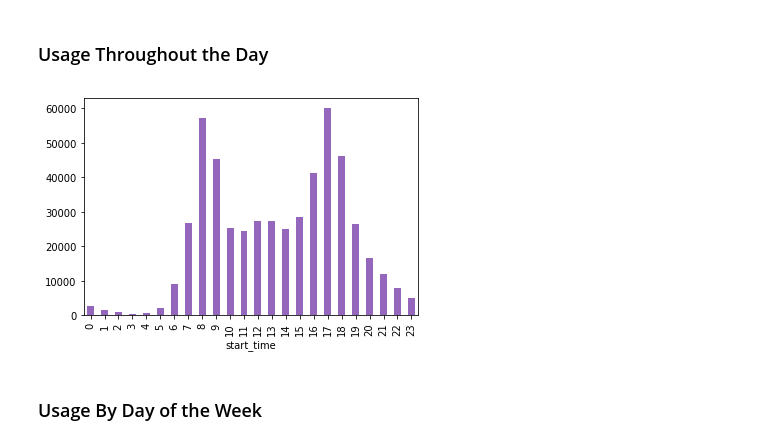
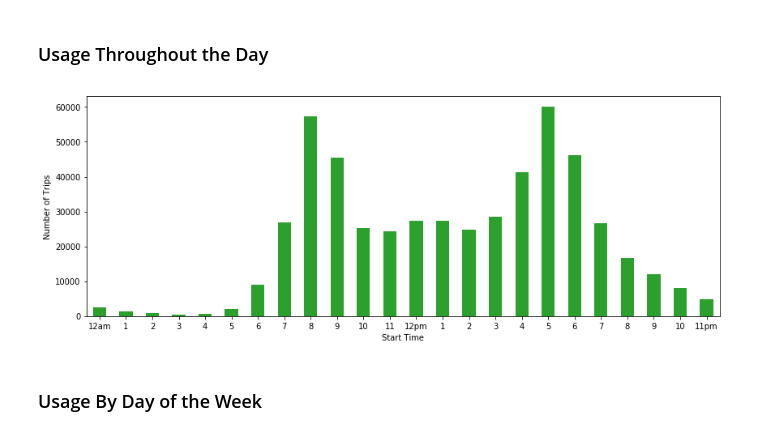
Before and after one commit to juliouribe/Visualizing_Bike_Data, a Jupyter notebook: Exploratory_Analysis.ipynb, the cells around one changed output. Saved outputs shown, nothing was run; the diff lists cells and outputs as text; code cells hidden in the pictures.

Commit message:
Feat: Adjustments to labels on datetime plots. Adjusted size of figure and custom xlabels

```diff
--- a/Exploratory_Analysis.ipynb
+++ b/Exploratory_Analysis.ipynb
@@ -170,10 +170,25 @@ plt.xlabel('User Type');
 [figure]
 # %% [markdown]
 ### Usage Throughout the Day
-# %%
-base_color = sb.color_palette()[4]
-bikes_clean.groupby(bikes_clean.start_time.dt.hour).bike_id.count().plot(kind='bar', color = base_color);
-# %% [output]
-[figure, removed]
+# %%
+plt.figure(figsize = (14,5))
+base_color = sb.color_palette()[2]
+# hours = ['12am', '1am', '2am', '3am', '4am', '5am', '6am', '7am', '8am', '9am', '10am', '11am',
+#         '12pm', '1pm', '2pm', '3pm', '4pm', '5pm', '6pm', '7pm', '8pm', '9pm', '10pm', '11pm']
+hours = ['12am', '1', '2', '3', '4', '5', '6', '7', '8', '9', '10', '11',
+        '12pm', '1', '2', '3', '4', '5', '6', '7', '8', '9', '10', '11pm']
+bikes_clean.groupby(bikes_clean.start_time.dt.hour).bike_id.count().plot(kind='bar', color = base_color);
+# get the plot axes information
+ax = plt.gca()
+# get xtick positions
+pos = ax.get_xticks().tolist()
+# get xtick labels
+labs = ax.get_xticklabels()
+# change the xticks
+plt.xticks(pos,hours, rotation = 'horizontal')
+plt.xlabel('Start Time')
+plt.ylabel('Number of Trips');
+# %% [output]
+[figure, added]
 # %% [markdown]
 ### Usage By Day of the Week
```
Also changed, not shown: parts of 4 cells of this notebook.
